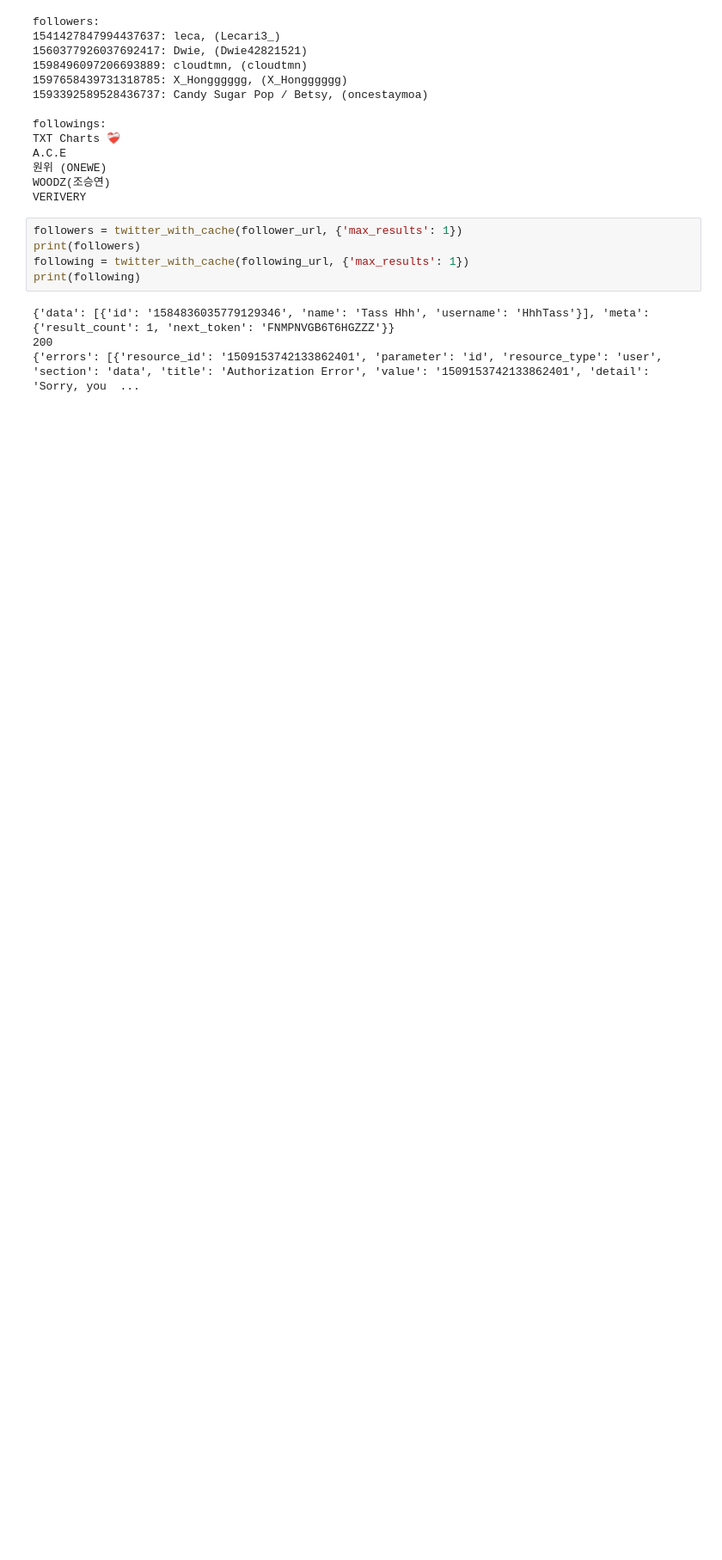
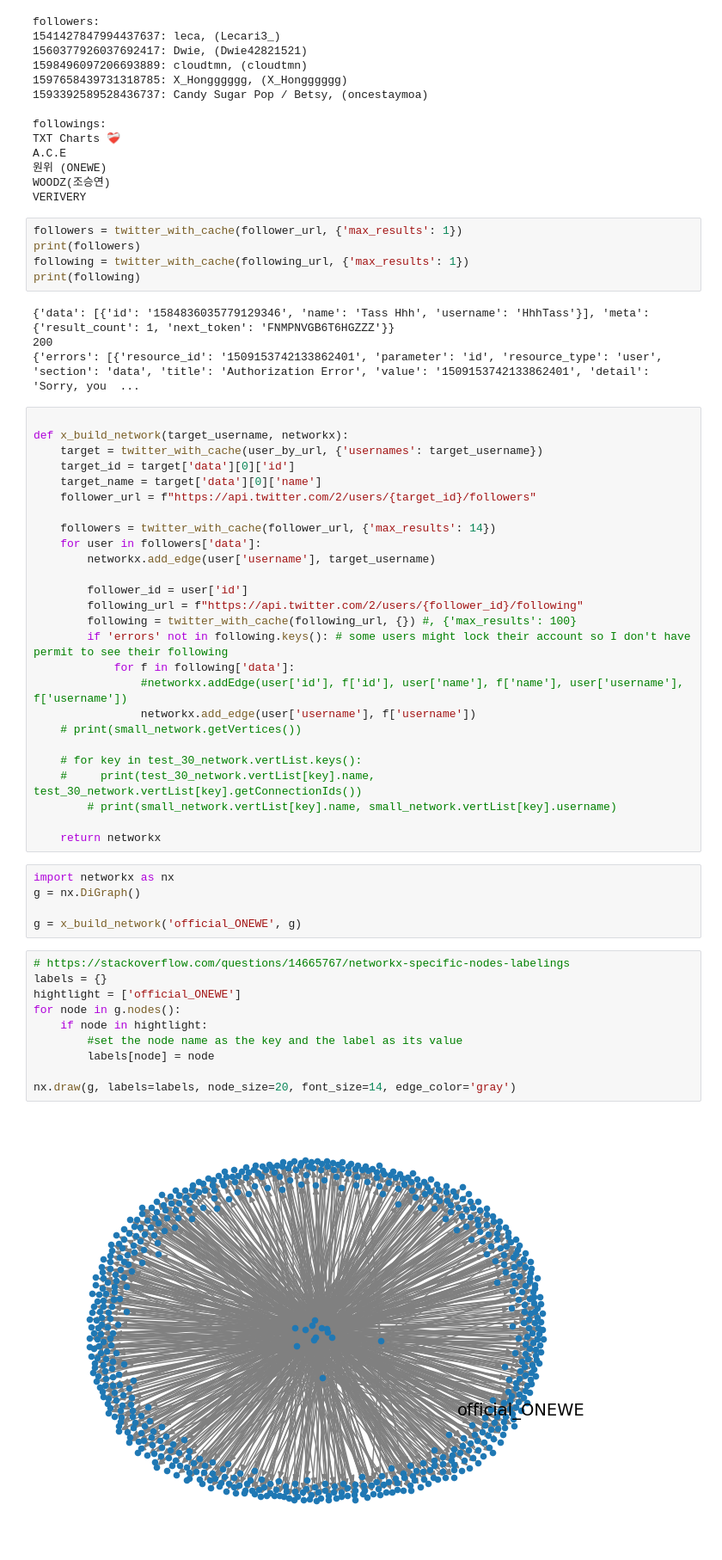
Before and after one commit to C-Y-Hsieh/Twitter-Common-Follows, a Jupyter notebook: final_project.ipynb, the cells around one changed output. Shown at 86% size. Saved outputs shown, nothing was run; the diff lists cells and outputs as text; blank space fills up the shorter version.

Commit message:
refine find_common_followers function and test networkx

```diff
--- a/final_project.ipynb
+++ b/final_project.ipynb
@@ -385,3 +479,46 @@ print(following)
 {'data': [{'id': '1584836035779129346', 'name': 'Tass Hhh', 'username': 'HhhTass'}], 'meta': {'result_count': 1, 'next_token': 'FNMPNVGB6T6HGZZZ'}}
 200
 {'errors': [{'resource_id': '1509153742133862401', 'parameter': 'id', 'resource_type': 'user', 'section': 'data', 'title': 'Authorization Error', 'value': '1509153742133862401', 'detail': 'Sorry, you  ...
+# %%
+
+def x_build_network(target_username, networkx):
+    target = twitter_with_cache(user_by_url, {'usernames': target_username})
+    target_id = target['data'][0]['id']
+    target_name = target['data'][0]['name']
+    follower_url = f"https://api.twitter.com/2/users/{target_id}/followers"
+
+    followers = twitter_with_cache(follower_url, {'max_results': 14})
+    for user in followers['data']:
+        networkx.add_edge(user['username'], target_username)
+
+        follower_id = user['id']
+        following_url = f"https://api.twitter.com/2/users/{follower_id}/following"
+        following = twitter_with_cache(following_url, {}) #, {'max_results': 100}
+        if 'errors' not in following.keys(): # some users might lock their account so I don't have permit to see their following
+            for f in following['data']:
+                #networkx.addEdge(user['id'], f['id'], user['name'], f['name'], user['username'], f['username'])
+                networkx.add_edge(user['username'], f['username'])
+    # print(small_network.getVertices())
+
+    # for key in test_30_network.vertList.keys():
+    #     print(test_30_network.vertList[key].name, test_30_network.vertList[key].getConnectionIds())
+        # print(small_network.vertList[key].name, small_network.vertList[key].username)
+
+    return networkx
+# %%
+import networkx as nx
+g = nx.DiGraph()
+
+g = x_build_network('official_ONEWE', g)
+# %%
+# https://stackoverflow.com/questions/14665767/networkx-specific-nodes-labelings
+labels = {}
+hightlight = ['official_ONEWE']
+for node in g.nodes():
+    if node in hightlight:
+        #set the node name as the key and the label as its value
+        labels[node] = node
+
+nx.draw(g, labels=labels, node_size=20, font_size=14, edge_color='gray')
+# %% [output]
+[figure, added]
```
Also changed, not shown: parts of 12 cells of this notebook.
